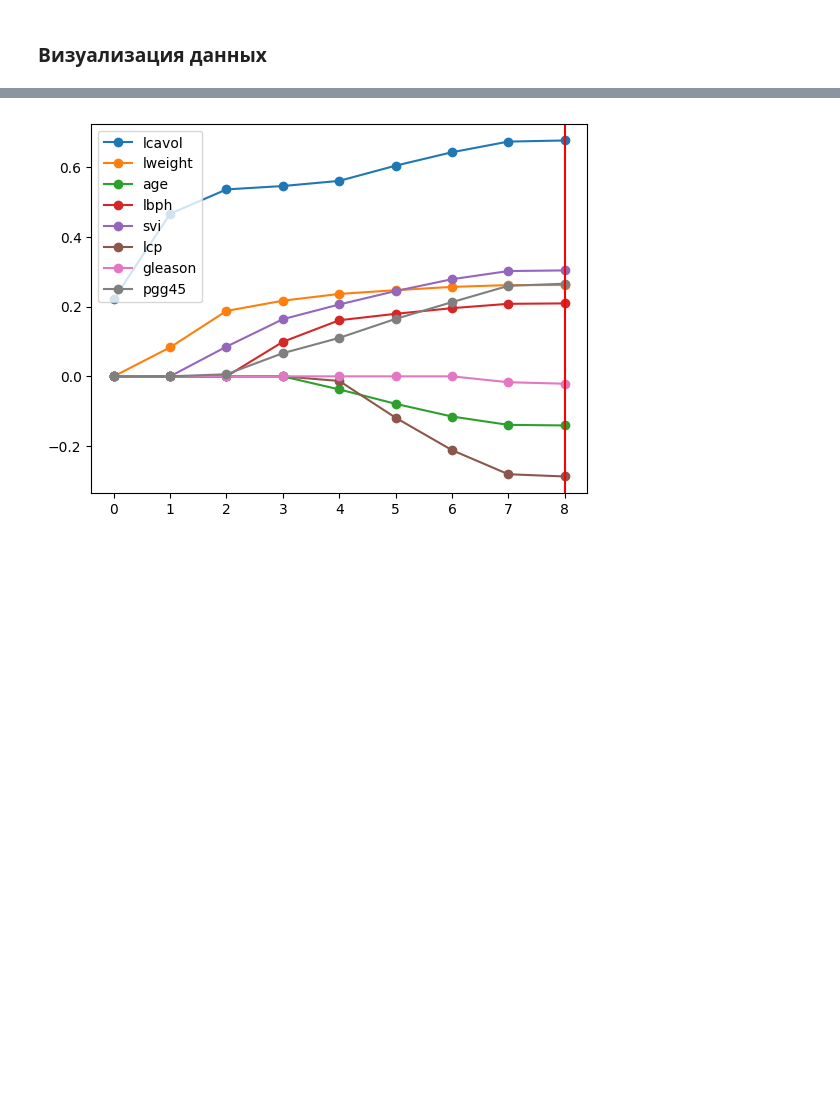
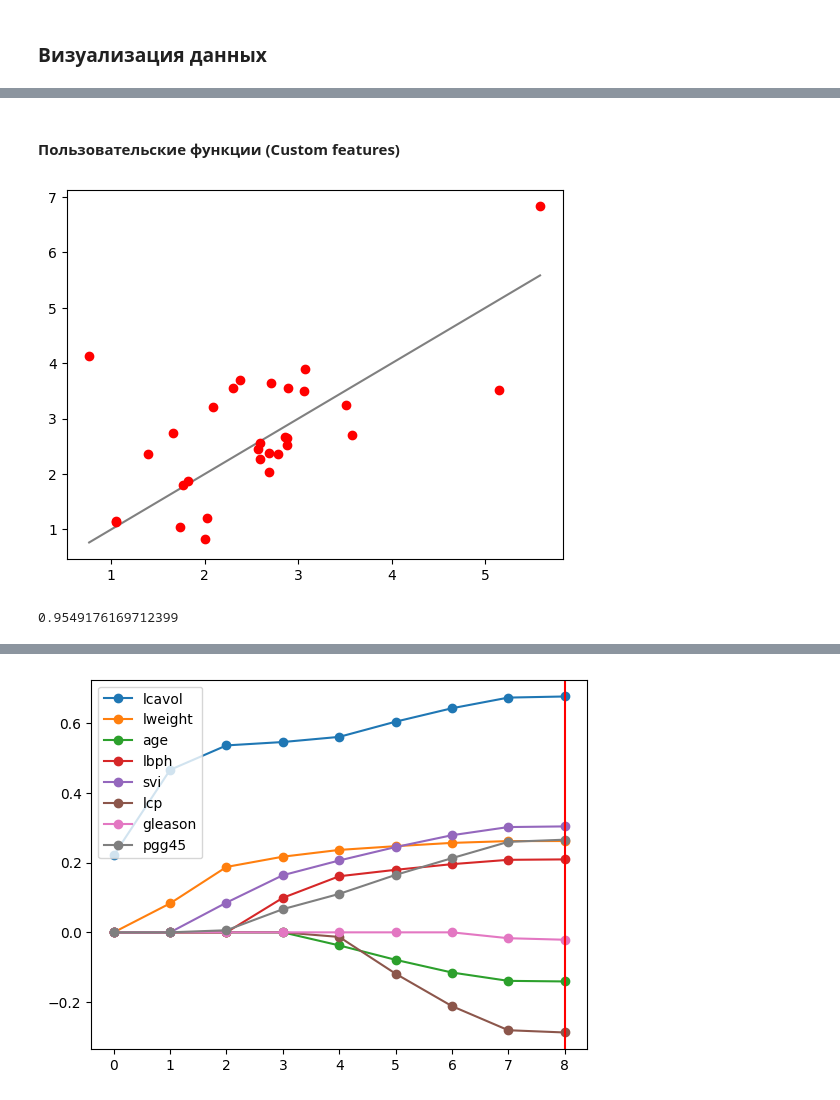
Before and after one commit to SergeyMalashenko/MachineLearning_Summer_2023, a Jupyter notebook: seminars/8/seminar_8.ipynb, the cells around one changed output, grey strips where cells are left out. Saved outputs shown, nothing was run; the diff lists cells and outputs as text; code cells hidden in the pictures; blank space fills up the shorter version.

```diff
--- a/seminars/8/seminar_8.ipynb
+++ b/seminars/8/seminar_8.ipynb
@@ -107,0 +153,64 @@ plt.show()
+# %% [markdown]
+#### Пользовательские функции (Custom features)
+# %%
+from sklearn.base import BaseEstimator, TransformerMixin
+
+RP_REGRESSION_TERMS_P1 = np.array([
+    [1, 0, 0, 0, 0, 0, 0, 0], [0, 1, 0, 0, 0, 0, 0, 0], [0, 0, 1, 0, 0, 0, 0, 0], [0, 0, 0, 1, 0, 0, 0, 0], [0, 0, 0, 0, 1, 0, 0, 0], [0, 0, 0, 0, 0, 1, 0, 0], [0, 0, 0, 0, 0, 0, 1, 0], [0, 0, 0, 0, 0, 0, 0, 1]
+])
+RP_REGRESSION_TERMS_P2 = np.concatenate((RP_REGRESSION_TERMS_P1,
+np.array([
+    [1/2, 1/2, 0, 0, 0, 0, 0, 0], [1/2, 0, 1/2, 0, 0, 0, 0, 0], [1/2, 0, 0, 1/2, 0, 0, 0, 0], [1/2, 0, 0, 0, 1/2, 0, 0, 0], [1/2, 0, 0, 0, 0, 1/2, 0, 0], [1/2, 0, 0, 0, 0, 0, 1/2, 0], [1/2, 0, 0, 0, 0, 0, 0, 1/2],
+    [0, 1/2, 1/2, 0, 0, 0, 0, 0], [0, 1/2, 0, 1/2, 0, 0, 0, 0], [0, 1/2, 0, 0, 1/2, 0, 0, 0], [0, 1/2, 0, 0, 0, 1/2, 0, 0], [0, 1/2, 0, 0, 0, 0, 1/2, 0],[0, 1/2, 0, 0, 0, 0, 0, 1/2],
+    [0, 0, 1/2, 1/2, 0, 0, 0, 0], [0, 0, 1/2, 0, 1/2, 0, 0, 0], [0, 0, 1/2, 0, 0, 1/2, 0, 0], [0, 0, 1/2, 0, 0, 0, 1/2, 0], [0, 0, 1/2, 0, 0, 0, 0, 1/2],
+    [0, 0, 0, 1/2, 1/2, 0, 0, 0], [0, 0, 0, 1/2, 0, 1/2, 0, 0], [0, 0, 0, 1/2, 0, 0, 1/2, 0], [0, 0, 0, 1/2, 0, 0, 0, 1/2],
+    [0, 0, 0, 0, 1/2, 1/2, 0, 0], [0, 0, 0, 0, 1/2, 0, 1/2, 0], [0, 0, 0, 0, 1/2, 0, 0, 1/2],
+    [0, 0, 0, 0, 0, 1/2, 1/2, 0], [0, 0, 0, 0, 0, 1/2, 0, 1/2],
+    [0, 0, 0, 0, 0, 0, 1/2, 1/2]
+])))
+RP_REGRESSION_TERMS = np.array([RP_REGRESSION_TERMS_P1, RP_REGRESSION_TERMS_P2], dtype=object)
+
+class RootPolynomialFeatures(BaseEstimator, TransformerMixin):
+    def __init__(self, degree):
+        self.degree = degree
+        self.is_fitted_ = False
+        if degree > 2: self.degree_ = 2
+        if degree < 0: raise ValueError('degree must not be less than zero')
+
+    def fit(self, X, y = None):
+        self.n_output_features_ = 8
+        self.terms_ = RP_REGRESSION_TERMS[0]
+        if self.degree == 2:
+            self.n_output_features_ = 28
+            self.terms_ = RP_REGRESSION_TERMS[1]
+
+        self.n_samples_, self.n_input_features_ = X.shape
+        self.is_fitted_ = True
+
+        return self
+
+    def transform(self, X, y=None):
+        if not self.is_fitted_:
+            raise ValueError('Not fitted yet')
+        features = []
+        for term in self.terms_:
+            features.append(np.prod(np.power(X, term), axis = 1))
+        return np.array(features).T
+
+    def fit_transform(self, X, y=None):
+        self = self.fit(X, y)
+        return self.transform(X, y)
+
+current_model = make_pipeline(RootPolynomialFeatures(2),linear_model.LinearRegression())
+
+current_model.fit(X_train_scaled, y_train)
+y_pred =  current_model.predict(X_test_scaled)
+
+plt.plot(y_test.values, y_test.values,color='grey')
+plt.plot(y_test.values, y_pred, 'or', color='red' )
+plt.show()
+
+mean_squared_error(y_test, y_pred)
+# %% [output]
+[figure, added]
+0.9549176169712399
```
Also changed, not shown: parts of 15 cells of this notebook, 3 other files.
